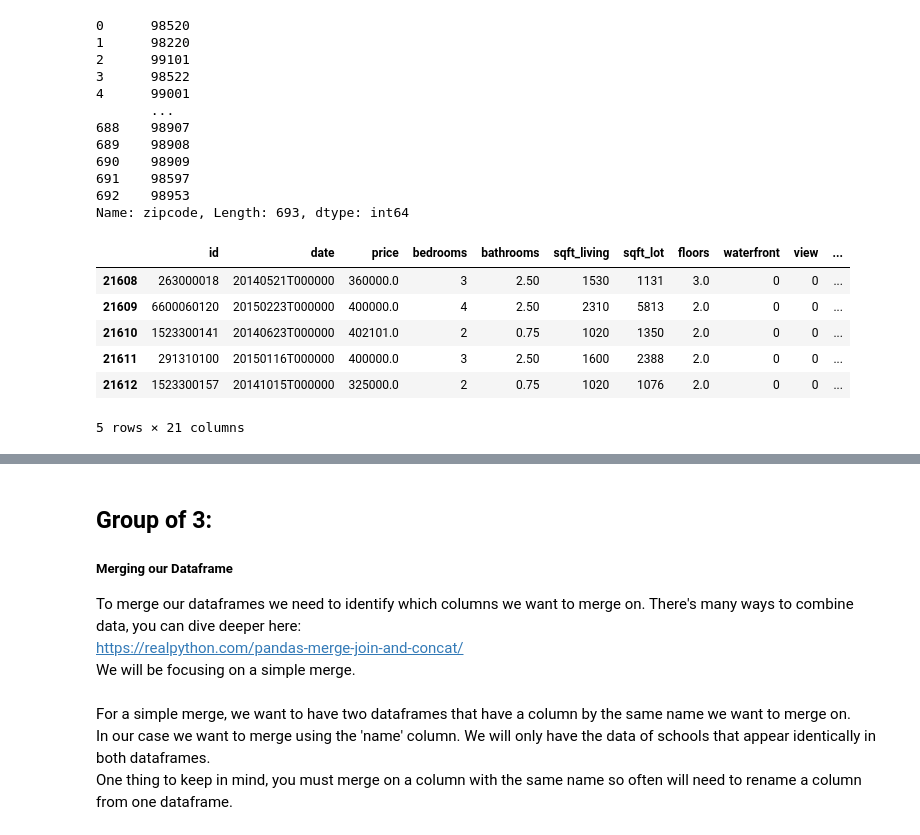
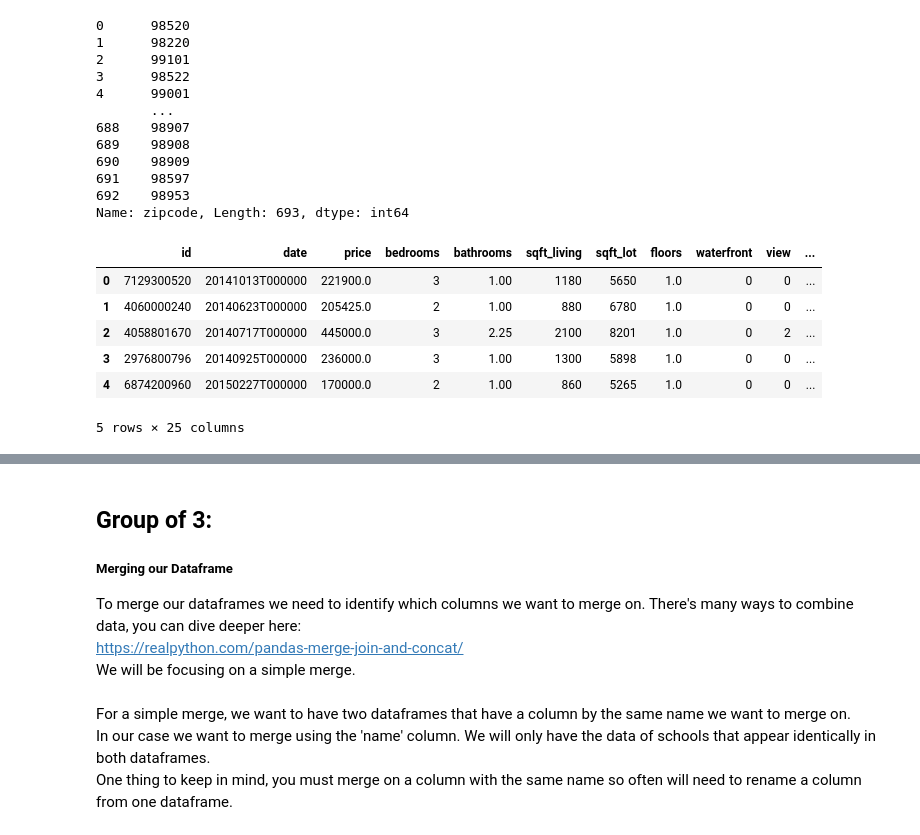
Before and after one commit to Katie-Jiang/SC22-BatchA-robot_squad, a Jupyter notebook: team/house_price_EDA.ipynb, the cells around one changed output, grey strips where cells are left out. Drawn from its saved outputs; the diff is of its cells as text; code cells hidden in the pictures.

```diff
--- a/team/house_price_EDA.ipynb
+++ b/team/house_price_EDA.ipynb
@@ -118,13 +119,13 @@ zipcode['zipcode']
 Name: zipcode, Length: 693, dtype: int64
 # %%
 merged_df = pd.merge(housePrice, zipcode, on='zipcode')
-# %%
-housePrice.tail()
-# %% [output]
-|  | id | date | price | bedrooms | bathrooms | sqft_living | sqft_lot | floors | waterfront | view | ... |
-| 21608 | 263000018 | 20140521T000000 | 360000.0 | 3 | 2.50 | 1530 | 1131 | 3.0 | 0 | 0 | ... |
-| 21609 | 6600060120 | 20150223T000000 | 400000.0 | 4 | 2.50 | 2310 | 5813 | 2.0 | 0 | 0 | ... |
-| 21610 | 1523300141 | 20140623T000000 | 402101.0 | 2 | 0.75 | 1020 | 1350 | 2.0 | 0 | 0 | ... |
-| 21611 | 291310100 | 20150116T000000 | 400000.0 | 3 | 2.50 | 1600 | 2388 | 2.0 | 0 | 0 | ... |
-| 21612 | 1523300157 | 20141015T000000 | 325000.0 | 2 | 0.75 | 1020 | 1076 | 2.0 | 0 | 0 | ... |
-5 rows × 21 columns
+# %%
+merged_df.head()
+# %% [output]
+|  | id | date | price | bedrooms | bathrooms | sqft_living | sqft_lot | floors | waterfront | view | ... |
+| 0 | 7129300520 | 20141013T000000 | 221900.0 | 3 | 1.00 | 1180 | 5650 | 1.0 | 0 | 0 | ... |
+| 1 | 4060000240 | 20140623T000000 | 205425.0 | 2 | 1.00 | 880 | 6780 | 1.0 | 0 | 0 | ... |
+| 2 | 4058801670 | 20140717T000000 | 445000.0 | 3 | 2.25 | 2100 | 8201 | 1.0 | 0 | 2 | ... |
+| 3 | 2976800796 | 20140925T000000 | 236000.0 | 3 | 1.00 | 1300 | 5898 | 1.0 | 0 | 0 | ... |
+| 4 | 6874200960 | 20150227T000000 | 170000.0 | 2 | 1.00 | 860 | 5265 | 1.0 | 0 | 0 | ... |
+5 rows × 25 columns
```
Also changed, not shown: parts of 9 cells of this notebook, 9 other files.
